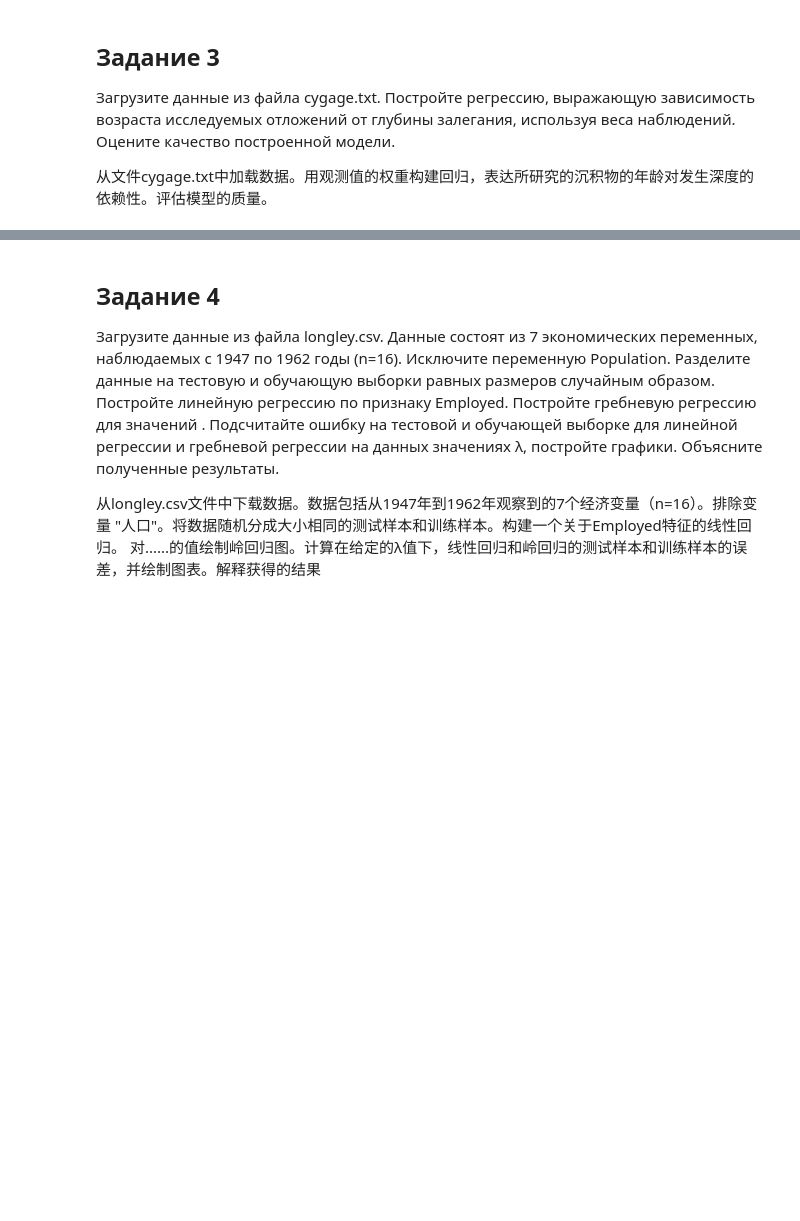
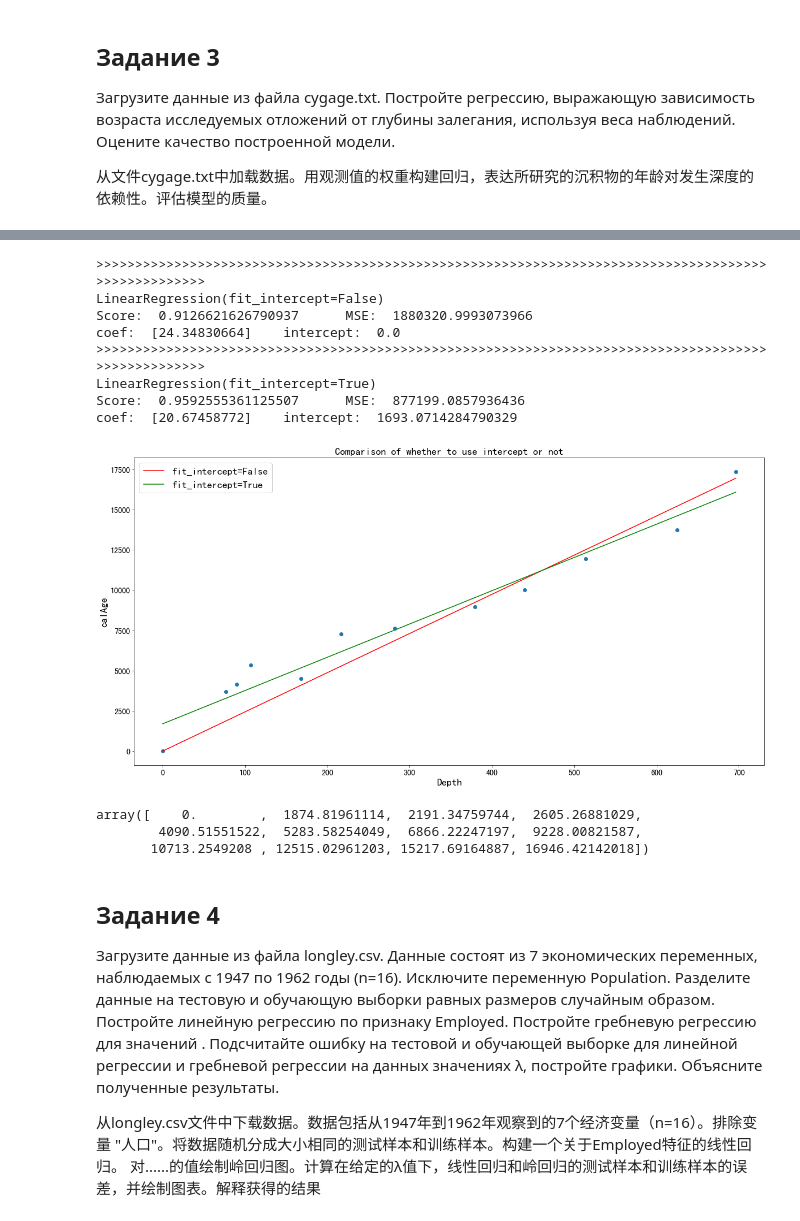
Before and after one commit to NekoSilverFox/Machine-learning, a Jupyter notebook: 150 - 回归算法 - SPbSTU - lab5/lab5 - 线性回归.ipynb, the cells around one changed output, grey strips where cells are left out. Saved outputs shown, nothing was run; the diff lists cells and outputs as text; code cells hidden in the pictures; blank space fills up the shorter version.

```diff
--- a/150 - 回归算法 - SPbSTU - lab5/lab5 - 线性回归.ipynb
+++ b/150 - 回归算法 - SPbSTU - lab5/lab5 - 线性回归.ipynb
@@ -21,3 +155,61 @@
+# %%
+import pandas as pd
+import matplotlib.pyplot as plt
+from sklearn.model_selection import train_test_split
+from sklearn.linear_model import LinearRegression
+from sklearn.metrics import mean_squared_error
+
+
+data = pd.read_csv('cygage.txt', sep='\t')
+data_x = data['Depth'].values.reshape(-1, 1)
+data_y = data['calAge'].values
+
+print('>>' * 50)
+print('LinearRegression(fit_intercept=False)')
+estimator = LinearRegression(fit_intercept=False)
+estimator.fit(X=data_x, y=data_y)
+score = estimator.score(X=data_x, y=data_y)
+y_pred_inter_off = estimator.predict(X=data_x)
+mse_score = mean_squared_error(data_y, y_pred_inter_off)
+print('Score: ', score, '\tMSE: ', mse_score)
+print('coef: ', estimator.coef_, '\tintercept: ', estimator.intercept_)
+
+print('>>' * 50)
+print('LinearRegression(fit_intercept=True)')
+estimator = LinearRegression(fit_intercept=True)
+estimator.fit(X=data_x, y=data_y)
+score = estimator.score(X=data_x, y=data_y)
+y_pred_inter_on = estimator.predict(X=data_x)
+mse_score = mean_squared_error(data_y, y_pred_inter_on)
+print('Score: ', score, '\tMSE: ', mse_score)
+print('coef: ', estimator.coef_, '\tintercept: ', estimator.intercept_)
+
+plt.figure(figsize=(20, 10))
+plt.scatter(x=data_x, y=data_y)
+plt.plot(data_x, y_pred_inter_off, color='r',label='fit_intercept=False')
+plt.plot(data_x, y_pred_inter_on, color='g',label='fit_intercept=True')
+plt.legend(fontsize=18)
+plt.title('Comparison of whether to use intercept or not', size=18)
+plt.xlabel('Depth', size=18)
+plt.ylabel('calAge', size=18)
+plt.tick_params(labelsize=14)
+plt.show()
+# %% [output]
+>>>>>>>>>>>>>>>>>>>>>>>>>>>>>>>>>>>>>>>>>>>>>>>>>>>>>>>>>>>>>>>>>>>>>>>>>>>>>>>>>>>>>>>>>>>>>>>>>>>>
+LinearRegression(fit_intercept=False)
+Score:  0.9126621626790937      MSE:  1880320.9993073966
+coef:  [24.34830664]    intercept:  0.0
+>>>>>>>>>>>>>>>>>>>>>>>>>>>>>>>>>>>>>>>>>>>>>>>>>>>>>>>>>>>>>>>>>>>>>>>>>>>>>>>>>>>>>>>>>>>>>>>>>>>>
+LinearRegression(fit_intercept=True)
+Score:  0.9592555361125507      MSE:  877199.0857936436
+coef:  [20.67458772]    intercept:  1693.0714284790329
+[figure, added]
+# %%
+y_pred
+# %% [output]
+array([    0.        ,  1874.81961114,  2191.34759744,  2605.26881029,
+        4090.51551522,  5283.58254049,  6866.22247197,  9228.00821587,
+       10713.2549208 , 12515.02961203, 15217.69164887, 16946.42142018])
 # %% [markdown]
 ## Задание 4
 
```
Also changed, not shown: parts of 4 cells of this notebook, 1 other file.
